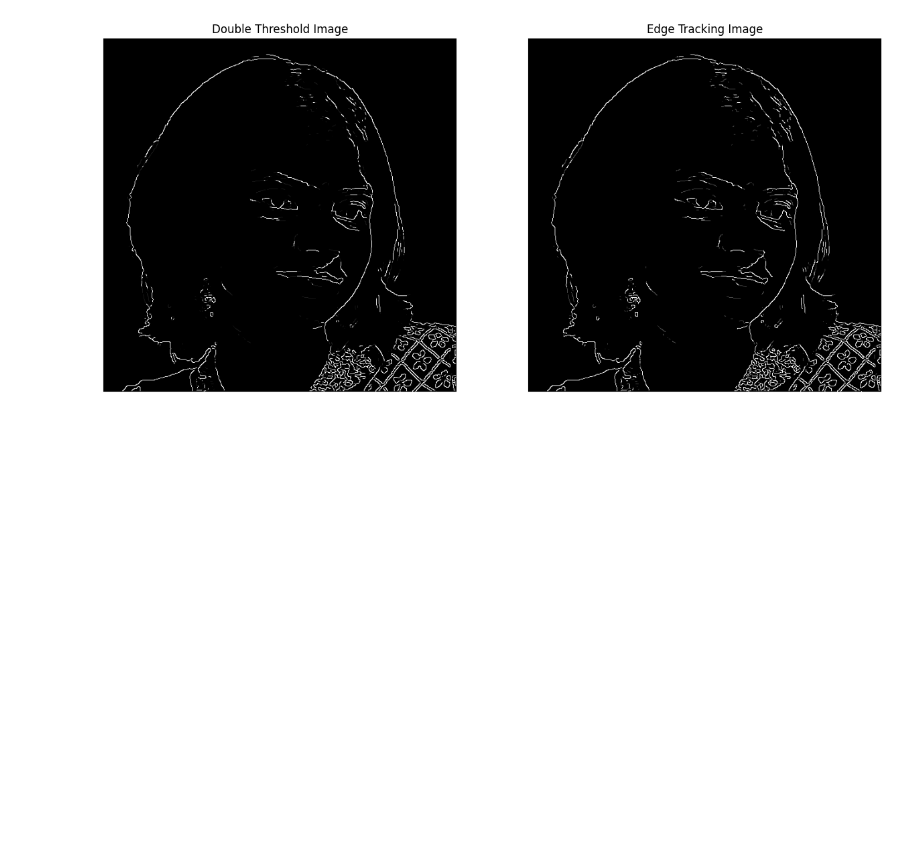
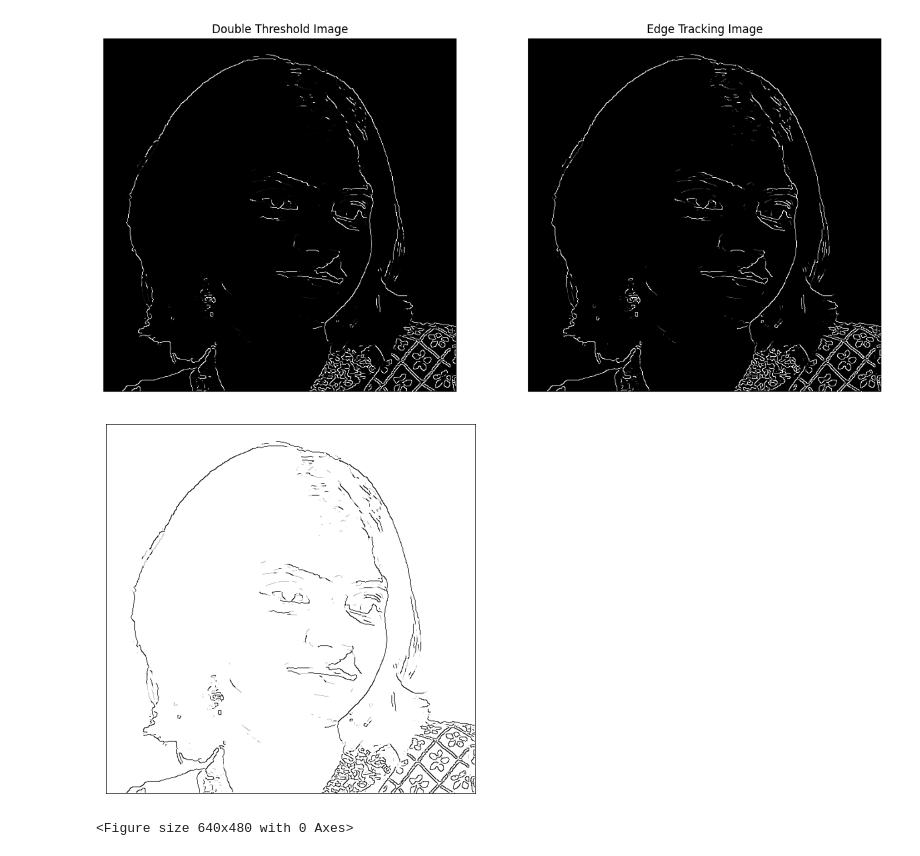
Before and after one commit to DhruvAhlawat/Image_processing, a Jupyter notebook: Edge_Detection.ipynb, the cells around one changed output. Drawn from its saved outputs; the diff is of its cells as text; code cells hidden in the pictures; blank space fills up the shorter version.

Commit message:
new image test

```diff
--- a/Edge_Detection.ipynb
+++ b/Edge_Detection.ipynb
@@ -58,6 +58,9 @@ def gaussian_blur(img, kernel_size=5, std_dev = 1.0):
 
 def convert_to_grayscale(img):
     return np.dot(img[...,:3], [0.299, 0.587, 0.114])
+
+def get_negative(img):
+    return 1 - img;
 # %%
 # avg_blur('Images/personal/Bhavs_1.png', kernel_size=8)
 img = plt.imread('Images/personal/Bhavs_1.png');
@@ -176,7 +179,7 @@ def edge_tracking(img, low, high):
     result = img.copy();
     for i in range(img.shape[0]):
         for j in range(img.shape[1]):
-            if(img[i,j] > 0.09 and img[i,j] < 1):
+            if(img[i,j] > 0 and img[i,j] < 1):
                 #check the 8 neighbors
                 high_cnt = 0;
                 for k in [-1,0,1]:
@@ -192,7 +195,14 @@ def edge_tracking(img, low, high):
 
 fig, ax = plt.subplots(1,2, figsize=(15,15))
 ax[0].imshow(double_thresh_img, cmap='gray'); ax[0].axis('off'); ax[0].set_title('Double Threshold Image')
-ax[1].imshow(edge_tracking(double_thresh_img, low_val, high_val), cmap='gray'); ax[1].axis('off'); ax[1].set_title('Edge Tracking Image')
+edge_tracked_img = edge_tracking(double_thresh_img, low_val, high_val);
+ax[1].imshow(edge_tracked_img, cmap='gray'); ax[1].axis('off'); ax[1].set_title('Edge Tracking Image')
 # %% [output]
 Text(0.5, 1.0, 'Edge Tracking Image')
 [figure]
+# %%
+neg_img = get_negative(edge_tracked_img);
+plt.imshow(neg_img, cmap='gray'); plt.axis('off'); plt.show();
+# %% [output]
+[figure, added]
+<Figure size 640x480 with 0 Axes>
```
